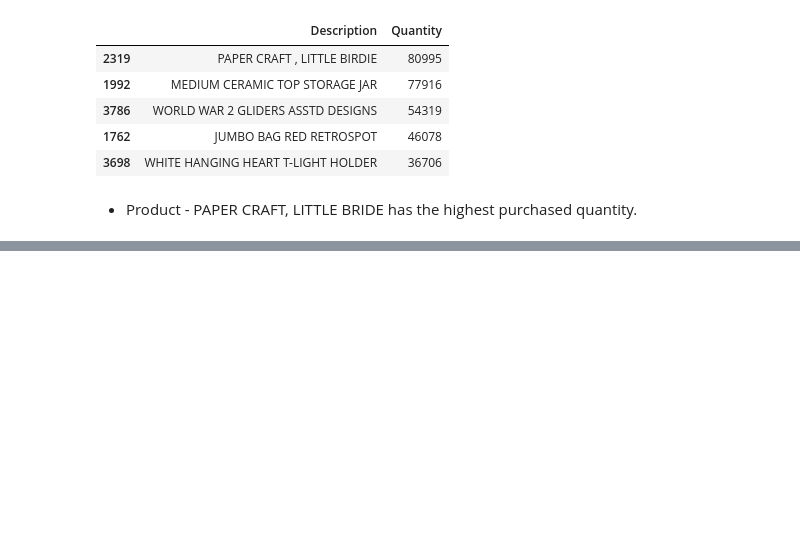
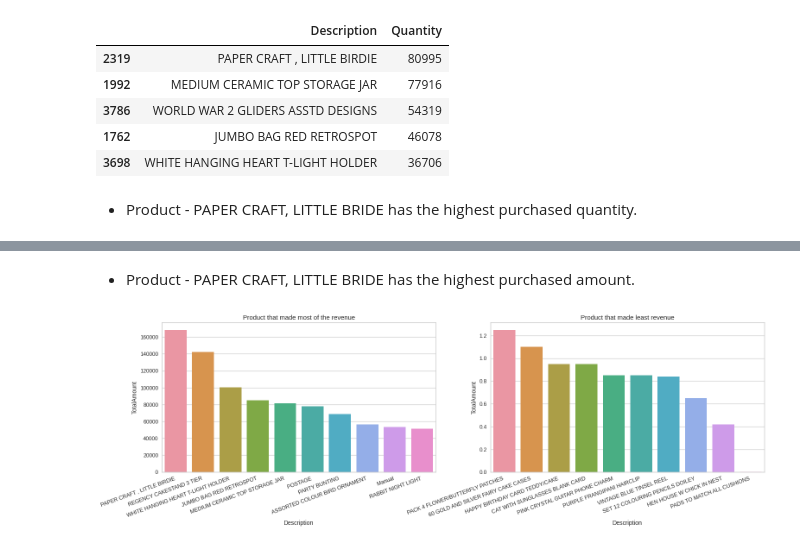
Before and after one commit to nandukamankar/Unsupervised-Learning-project, a Jupyter notebook: Unsupervised_ML_Online_Retail_Customer_Segmentation_Nandu_Kamankar.ipynb, the cells around one changed output, grey strips where cells are left out. Cells and saved outputs as stored; diff of their text form; code cells hidden in the pictures; blank space fills up the shorter version.

```diff
--- a/Unsupervised_ML_Online_Retail_Customer_Segmentation_Nandu_Kamankar.ipynb
+++ b/Unsupervised_ML_Online_Retail_Customer_Segmentation_Nandu_Kamankar.ipynb
@@ -495,0 +512,5 @@ product_quantity.head()
+# %%
+# Amount wise item purchases:-
+
+product_price = df.groupby("Description").sum()["TotalAmount"].reset_index().sort_values("TotalAmount",ascending=False)
+product_price.head()
@@ -495,0 +524,18 @@ product_quantity.head()
+# %% [markdown]
+* Product - PAPER CRAFT, LITTLE BRIDE has the highest purchased amount.
+# %%
+# Visualizing top and bottom 10 products based on amount:-
+
+plt.figure(figsize=(20,5), dpi=90)
+plt.subplot(1,2,1)
+plt.xticks(rotation=20,ha='right')
+plt.title("Product that made most of the revenue")
+sns.barplot(data=product_price.head(10),x="Description",y="TotalAmount")
+
+plt.subplot(1,2,2)
+plt.xticks(rotation=20,ha='right')
+plt.title("Product that made least revenue")
+sns.barplot(data=product_price.tail(10),x="Description",y="TotalAmount")
+plt.show()
+# %% [output]
+[figure, added]
```
Also changed, not shown: parts of 11 cells of this notebook.
